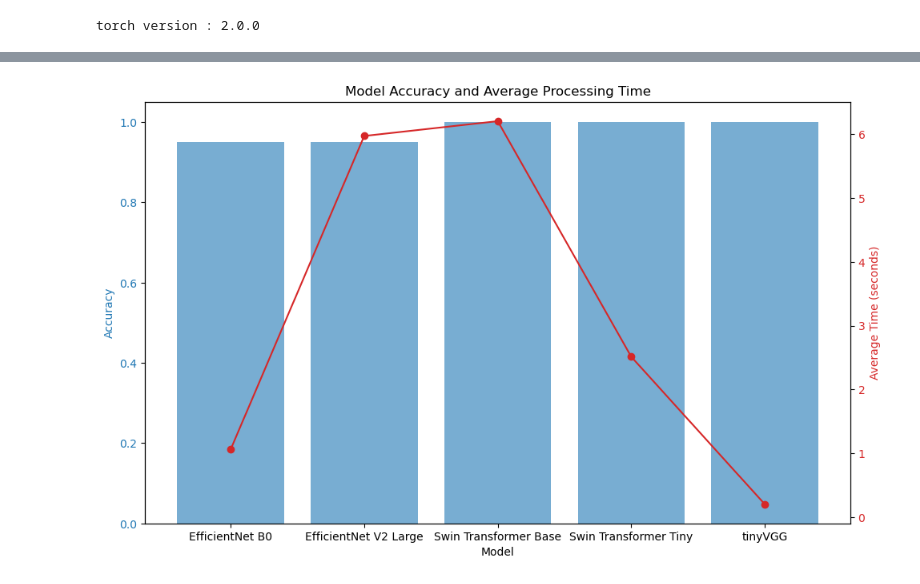
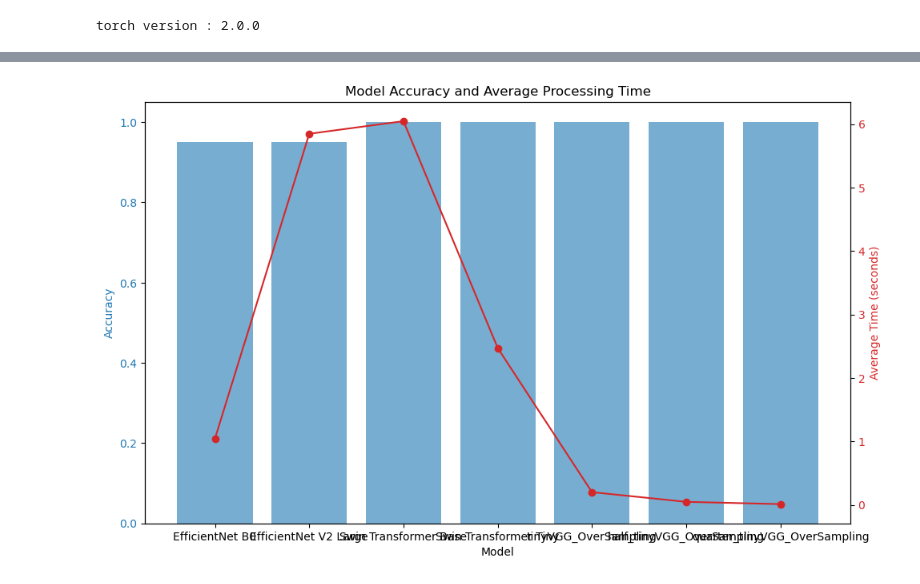
Before and after one commit to DutchVandaline/Artificial_Intelligence, a Jupyter notebook: Sealant_Problem/Model_Speed_Check.ipynb, the cells around one changed output, grey strips where cells are left out. Drawn from its saved outputs; the diff is of its cells as text; code cells hidden in the pictures.

```diff
--- a/Sealant_Problem/Model_Speed_Check.ipynb
+++ b/Sealant_Problem/Model_Speed_Check.ipynb
@@ -85,34 +68,42 @@ tinyVGG = TinyVGG(input_shape=3, hidden_units=10, output_shape=2)
 # %%
-model_names = ["EfficientNet B0", "EfficientNet V2 Large", "Swin Transformer Base", "Swin Transformer Tiny", "tinyVGG"]
 models = [
     torchvision.models.efficientnet_b0(),
     torchvision.models.efficientnet_v2_l(),
     torchvision.models.swin_v2_b(),
     torchvision.models.swin_v2_t(),
-    tinyVGG
-]
+] + list(tiny_vgg_models.values())
+
+model_names = ["EfficientNet B0", "EfficientNet V2 Large", "Swin Transformer Base", "Swin Transformer Tiny"] + list(tiny_vgg_variants.keys())
 # %%
 image_folder = "C:\junha\Personal_Notebook\oversampling_data\z_keep_out_for_final_test"
 classes = ['defect', 'normal']
 # %%
 image_size = (2532, 824)
 # %%
-transform = transforms.Compose([
-    transforms.Resize(image_size),  # Ensure size matches the model's input requirements
-    transforms.ToTensor(),
-    transforms.Normalize(mean=[0.485, 0.456, 0.406], std=[0.229, 0.224, 0.225])
-])
+transforms_dict = {
+    "EfficientNet B0": transforms.Compose([transforms.Resize((2532, 824)), transforms.ToTensor(), transforms.Normalize(mean=[0.485, 0.456, 0.406], std=[0.229, 0.224, 0.225])]),
+    "EfficientNet V2 Large": transforms.Compose([transforms.Resize((2532, 824)), transforms.ToTensor(),transforms.Normalize(mean=[0.485, 0.456, 0.406], std=[0.229, 0.224, 0.225])]),
+    "Swin Transformer Base": transforms.Compose([transforms.Resize((2532, 824)), transforms.ToTensor(),transforms.Normalize(mean=[0.485, 0.456, 0.406], std=[0.229, 0.224, 0.225])]),
+    "Swin Transformer Tiny": transforms.Compose([transforms.Resize((2532, 824)), transforms.ToTensor(),transforms.Normalize(mean=[0.485, 0.456, 0.406], std=[0.229, 0.224, 0.225])]),
+     "tinyVGG_OverSampling": transforms.Compose([transforms.Resize((2532, 824)), transforms.ToTensor(), transforms.Normalize(mean=[0.485, 0.456, 0.406], std=[0.229, 0.224, 0.225])]),
+    "half_tinyVGG_OverSampling": transforms.Compose([transforms.Resize((1266, 412)), transforms.ToTensor(),transforms.Normalize(mean=[0.485, 0.456, 0.406], std=[0.229, 0.224, 0.225])]),
+    "quarter_tinyVGG_OverSampling": transforms.Compose([transforms.Resize((633, 206)), transforms.ToTensor(),transforms.Normalize(mean=[0.485, 0.456, 0.406], std=[0.229, 0.224, 0.225])]),
+}
 # %%
 for i, model in enumerate(models):
-    # Adjust classifier for 2 classes
-    if 'efficientnet' in model.__class__.__name__.lower():
-        model.classifier[1] = torch.nn.Linear(model.classifier[1].in_features, 2)
-    elif 'swin' in model.__class__.__name__.lower():
-        model.head = torch.nn.Linear(model.head.in_features, 2)
+    # Adjust classifier for 2 classes if necessary
+    try:
+        if 'efficientnet' in model.__class__.__name__.lower():
+            model.classifier[1] = torch.nn.Linear(model.classifier[1].in_features, 2)
+        elif 'swin' in model.__class__.__name__.lower():
+            model.head = torch.nn.Linear(model.head.in_features, 2)
+    except AttributeError:
+        # No adjustment needed for TinyVGG models; skip and continue
+        pass
 
-    # Load state dictionary
+    # Load state dictionary for each model
     state_dict = torch.load(model_paths[i])
     model.load_state_dict(state_dict)
     model.eval()
-    print(f"Model #{i} loaded successfully.")
+    print(f"Model #{i} ({model.__class__.__name__}) loaded successfully.")
 # %% [output]
@@ -141,10 +134,12 @@ for model, model_name in zip(models, model_names):
     correct_predictions = 0
     total_images = 0
     processing_times = []
+    transform = transforms_dict[model_name]  # Ensure correct transform for each model
 
     # Progress bar for each model's evaluation
     with torch.no_grad():
         for image_path, label in tqdm(all_images, desc=f"Evaluating {model_name} on shuffled images"):
+            # Load and preprocess the image
             image = Image.open(image_path).convert("RGB")
             image = transform(image).unsqueeze(0)
 
@@ -157,10 +152,9 @@ for model, model_name in zip(models, model_names):
             processing_times.append(end_time - start_time)
             _, predicted = torch.max(output, 1)
 
-            # Print actual and predicted labels
+            # Retrieve labels for display purposes (optional)
             actual_label = classes[label]
             predicted_label = classes[predicted.item()]
-
 
             # Update accuracy counters
             correct_predictions += (predicted.item() == label)
@@ -209,23 +211,23 @@ Model: tinyVGG | Accuracy: 1.0000 | Average Time: 0.2003 seconds
 # %%
 # Plot accuracy and processing time for each model
-model_names = ["EfficientNet B0", "EfficientNet V2 Large", "Swin Transformer Base", "Swin Transformer Tiny", "tinyVGG"]
+model_names = ["EfficientNet B0", "EfficientNet V2 Large", "Swin Transformer Base", "Swin Transformer Tiny", "tinyVGG_OverSampling", "half_tinyVGG_OverSampling", "quarter_tinyVGG_OverSampling"]
 fig, ax1 = plt.subplots(figsize=(10, 6))
 
 # Plot accuracy
 ax1.set_xlabel("Model")
 ax1.set_ylabel("Accuracy", color="tab:blue")
 ax1.bar(model_names, accuracies, color="tab:blue", alpha=0.6, label="Accuracy")
 ax1.tick_params(axis="y", labelcolor="tab:blue")
 
 # Create a second y-axis for processing time
 ax2 = ax1.twinx()
 ax2.set_ylabel("Average Time (seconds)", color="tab:red")
 ax2.plot(model_names, average_times, color="tab:red", marker="o", label="Processing Time")
 ax2.tick_params(axis="y", labelcolor="tab:red")
 
 # Add legends
 fig.tight_layout()
 plt.title("Model Accuracy and Average Processing Time")
 plt.show()
 # %% [output]
-[figure, old version]
+[figure, new version]
```
Also changed, not shown: parts of 5 cells of this notebook, 4 other files.
